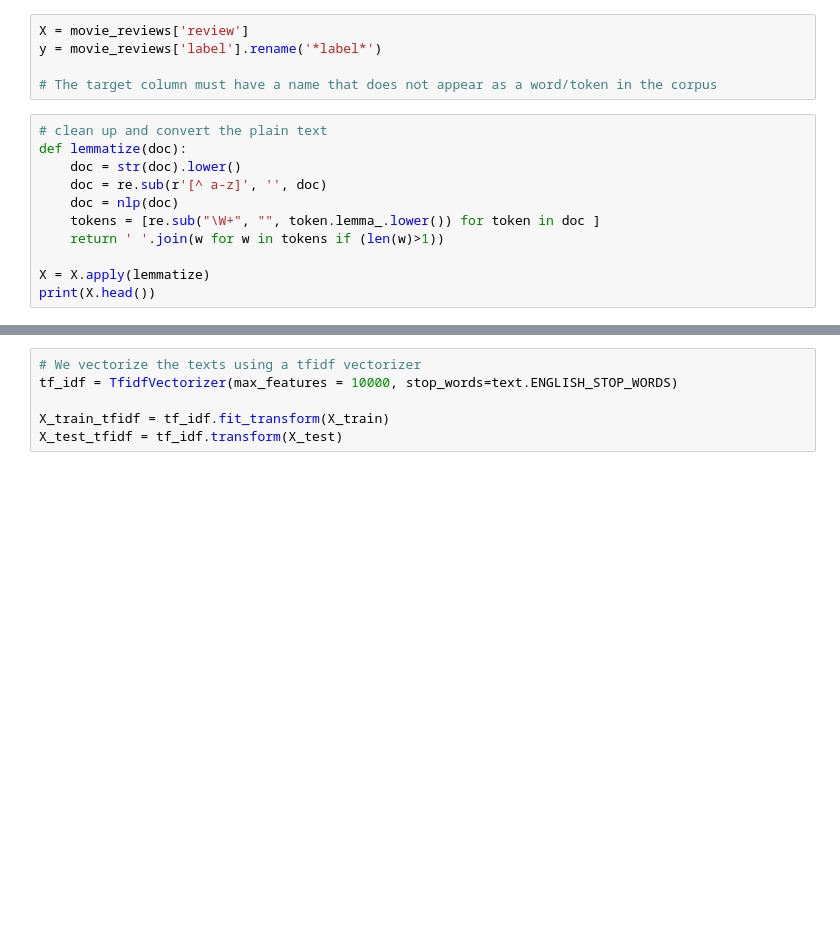
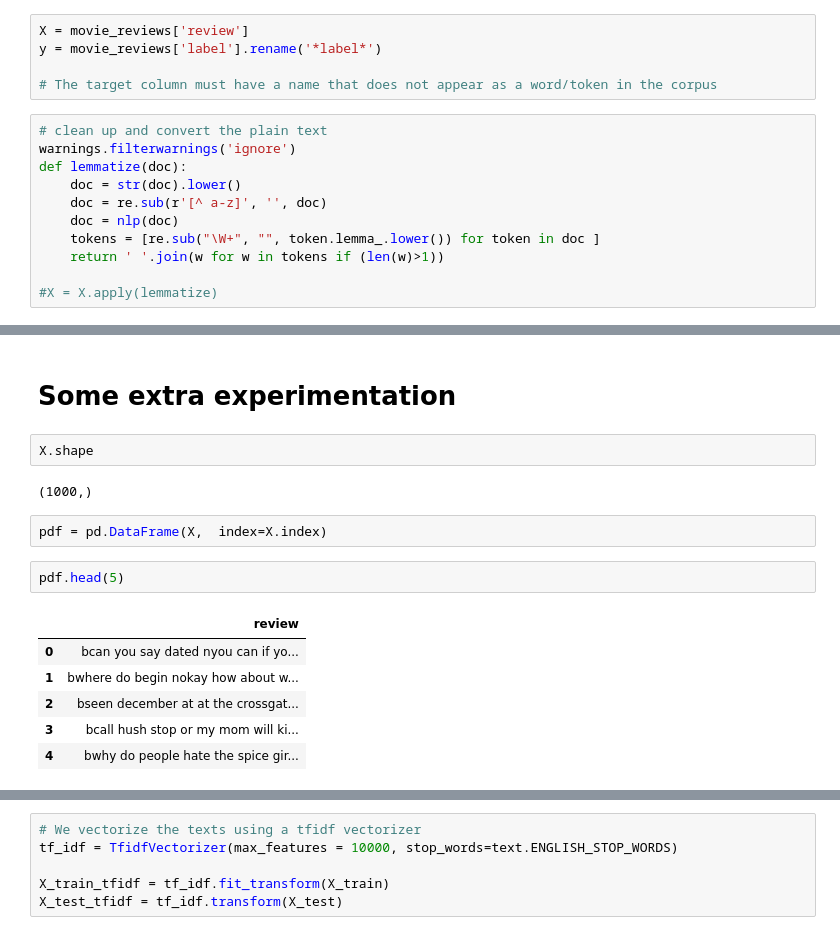
Before and after one commit to abhishekdiphu/IBM_AI_Enterprise_Workflow, a Jupyter notebook: AI_Workflow_Production/week02/openscale-tutorial/m6-tutorial-watson-openscale.ipynb, the cells around one changed output, grey strips where cells are left out. Cells and saved outputs as stored; diff of their text form; blank space fills up the shorter version.

```diff
--- a/AI_Workflow_Production/week02/openscale-tutorial/m6-tutorial-watson-openscale.ipynb
+++ b/AI_Workflow_Production/week02/openscale-tutorial/m6-tutorial-watson-openscale.ipynb
@@ -53,6 +58,7 @@ y = movie_reviews['label'].rename('*label*')
 # The target column must have a name that does not appear as a word/token in the corpus
 # %%
 # clean up and convert the plain text
+warnings.filterwarnings('ignore')
 def lemmatize(doc):
     doc = str(doc).lower()
     doc = re.sub(r'[^ a-z]', '', doc)
@@ -60,5 +66,4 @@ def lemmatize(doc):
     tokens = [re.sub("\W+", "", token.lemma_.lower()) for token in doc ]
     return ' '.join(w for w in tokens if (len(w)>1))
 
-X = X.apply(lemmatize)
-print(X.head())
+#X = X.apply(lemmatize)
@@ -64,0 +84,17 @@ print(X.head())
+# %% [markdown]
+# Some extra experimentation
+# %%
+X.shape
+# %% [output]
+(1000,)
+# %%
+pdf = pd.DataFrame(X,  index=X.index)
+# %%
+pdf.head(5)
+# %% [output]
+|  | review |
+| 0 | bcan you say dated nyou can if yo... |
+| 1 | bwhere do begin nokay how about w... |
+| 2 | bseen december at at the crossgat... |
+| 3 | bcall hush stop or my mom will ki... |
+| 4 | bwhy do people hate the spice gir... |
```
Also changed, not shown: parts of 50 cells of this notebook, 7 other files.
